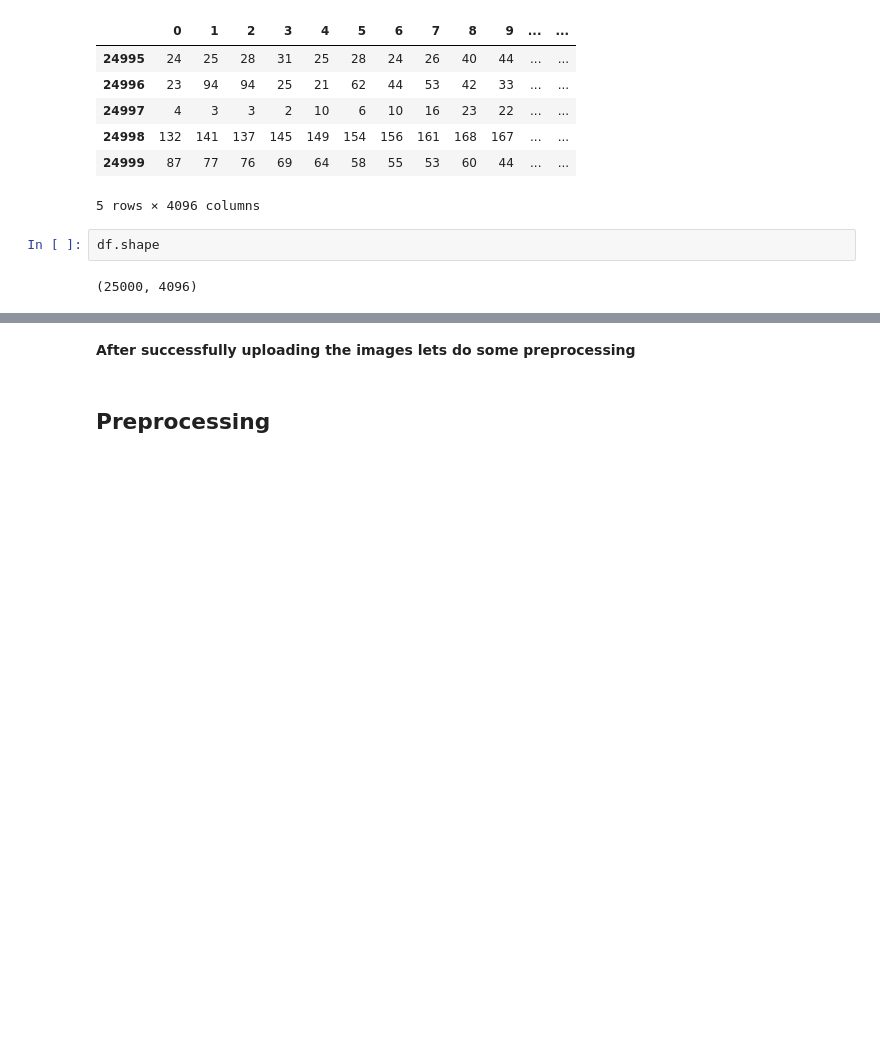
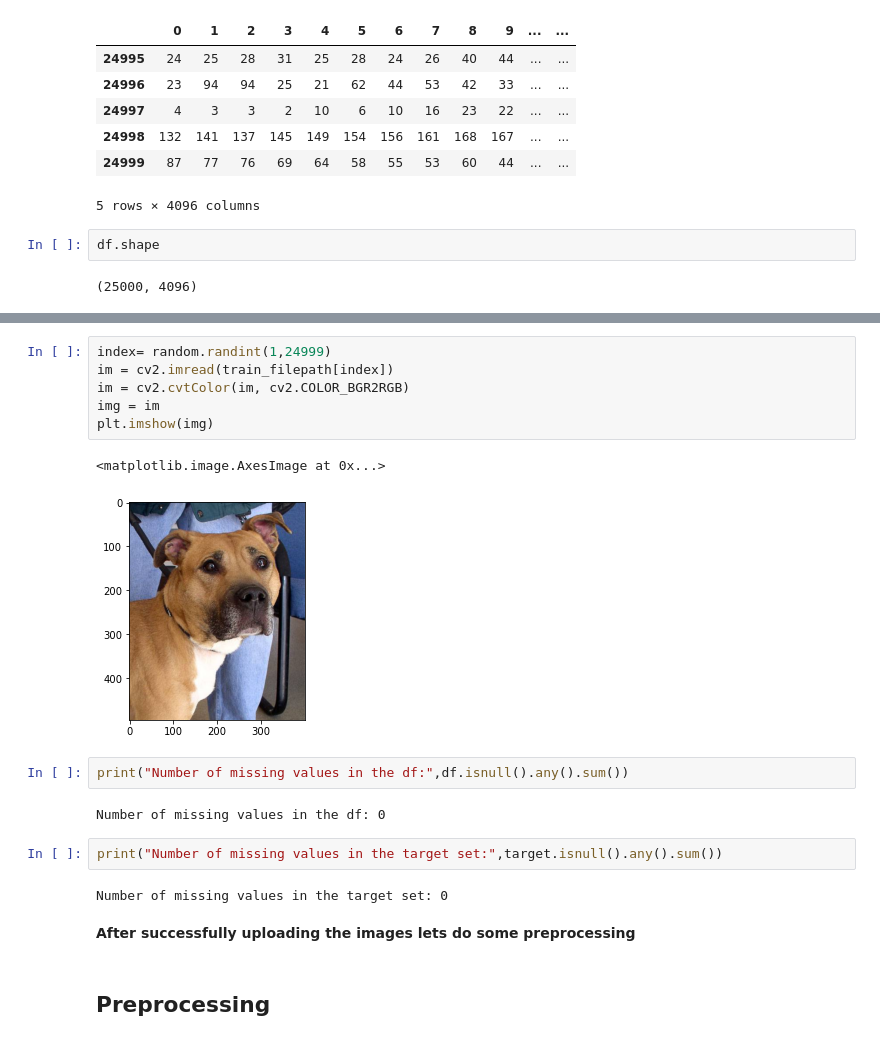
Before and after one commit to idobar1403/FinalProjectYear1, a Jupyter notebook: Cats-vs-Dogs.ipynb, the cells around one changed output, grey strips where cells are left out. Drawn from its saved outputs; the diff is of its cells as text; blank space fills up the shorter version.

```diff
--- a/Cats-vs-Dogs.ipynb
+++ b/Cats-vs-Dogs.ipynb
@@ -82,3 +91,20 @@ target.head()
+# %%
+index= random.randint(1,24999)
+im = cv2.imread(train_filepath[index])
+im = cv2.cvtColor(im, cv2.COLOR_BGR2RGB)
+img = im
+plt.imshow(img)
+# %% [output]
+<matplotlib.image.AxesImage at 0x...>
+[figure, added]
+# %%
+print("Number of missing values in the df:",df.isnull().any().sum())
+# %% [output]
+Number of missing values in the df: 0
+# %%
+print("Number of missing values in the target set:",target.isnull().any().sum())
+# %% [output]
+Number of missing values in the target set: 0
 # %% [markdown]
 <B> After successfully uploading the images lets do some preprocessing
 # %% [markdown]
```
Also changed, not shown: parts of 5 cells of this notebook.
